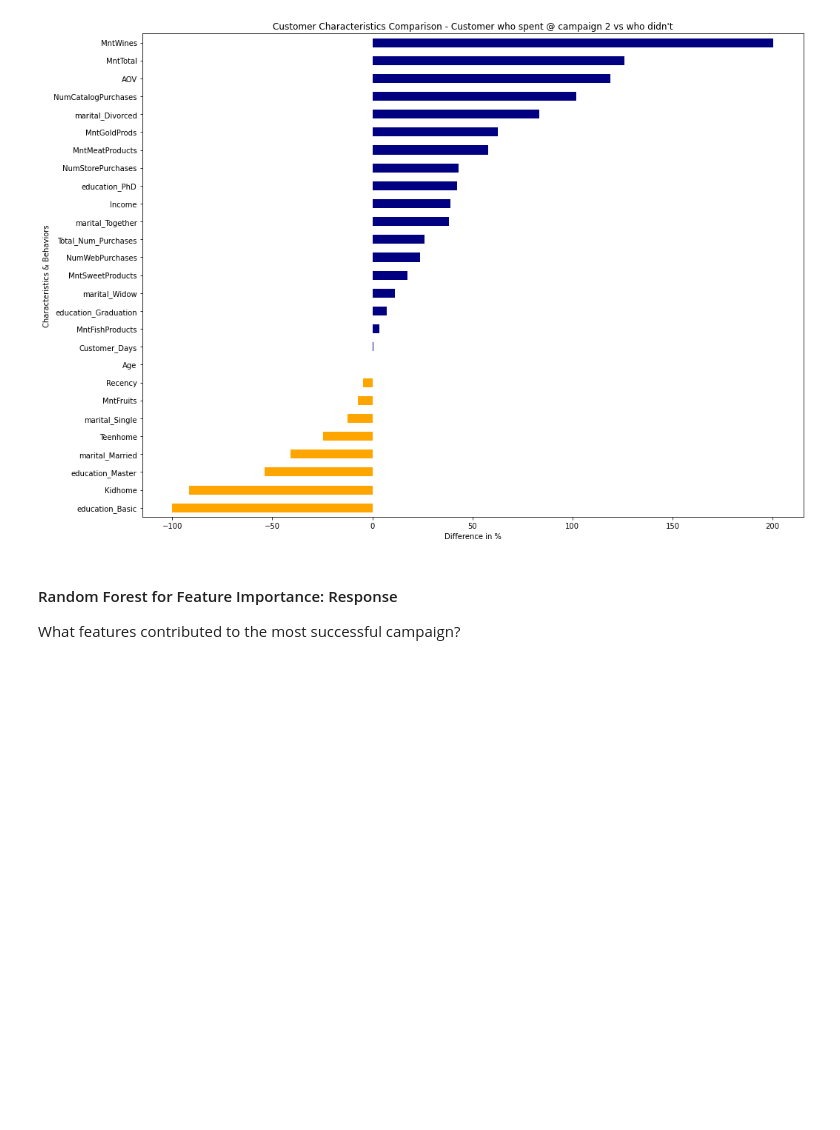
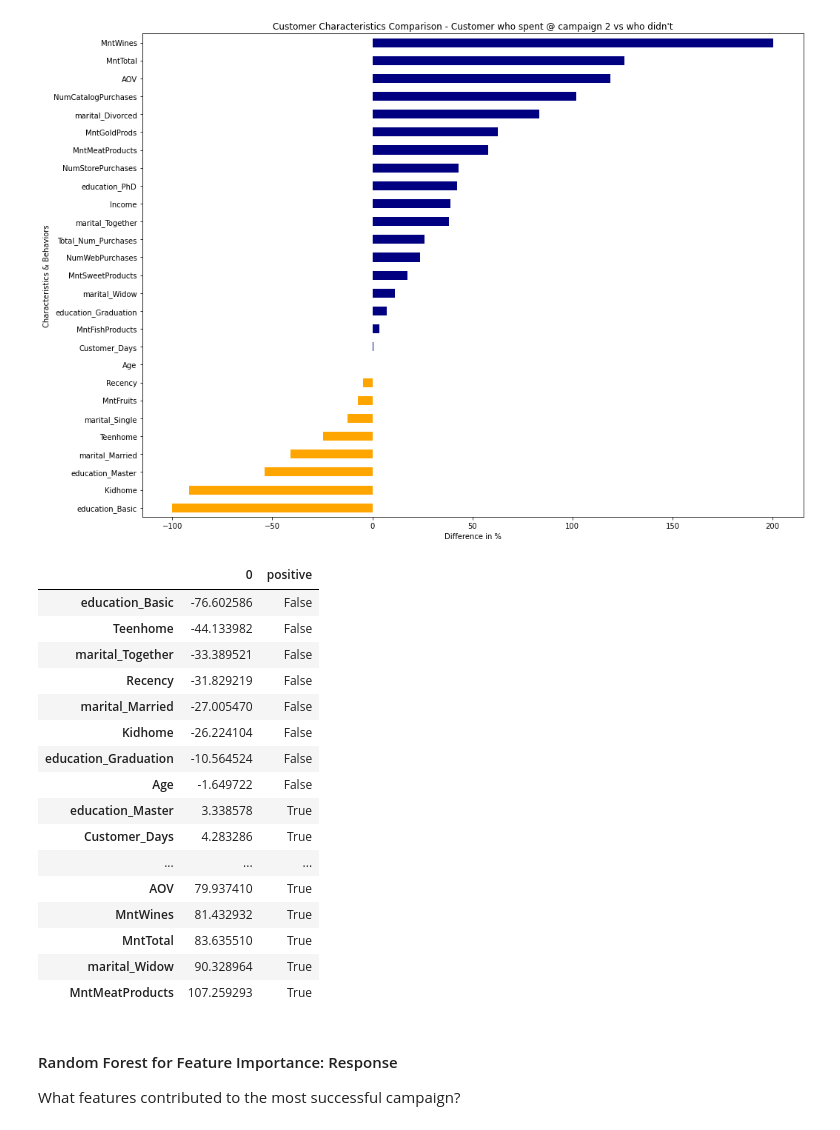
Before and after one commit to Kpeng511/Marketing-Campaign-Analytics, a Jupyter notebook: analytics.ipynb, the cells around one changed output. Saved outputs shown, nothing was run; the diff lists cells and outputs as text; code cells hidden in the pictures; blank space fills up the shorter version.

```diff
--- a/analytics.ipynb
+++ b/analytics.ipynb
@@ -439,6 +439,26 @@ plt.xlabel("Difference in %")
 plt.ylabel("Characteristics & Behaviors");
 # %% [output]
 [figure]
+# %%
+value1
+# %% [output]
+|  | 0 | positive |
+| education_Basic | -76.602586 | False |
+| Teenhome | -44.133982 | False |
+| marital_Together | -33.389521 | False |
+| Recency | -31.829219 | False |
+| marital_Married | -27.005470 | False |
+| Kidhome | -26.224104 | False |
+| education_Graduation | -10.564524 | False |
+| Age | -1.649722 | False |
+| education_Master | 3.338578 | True |
+| Customer_Days | 4.283286 | True |
+| ... | ... | ... |
+| AOV | 79.937410 | True |
+| MntWines | 81.432932 | True |
+| MntTotal | 83.635510 | True |
+| marital_Widow | 90.328964 | True |
+| MntMeatProducts | 107.259293 | True |
 # %% [markdown]
 #### Random Forest for Feature Importance: Response
 What features contributed to the most successful campaign?
```
Also changed, not shown: parts of 3 cells of this notebook.
